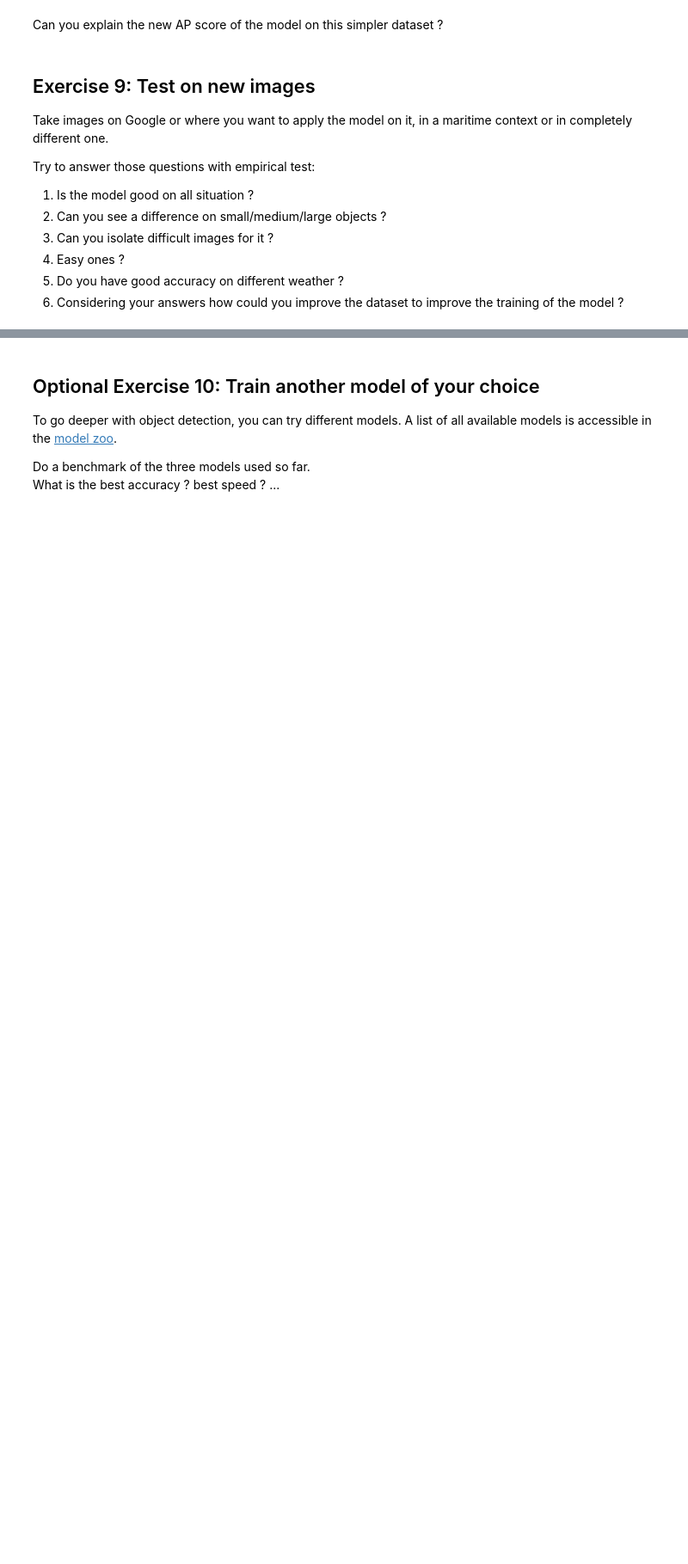
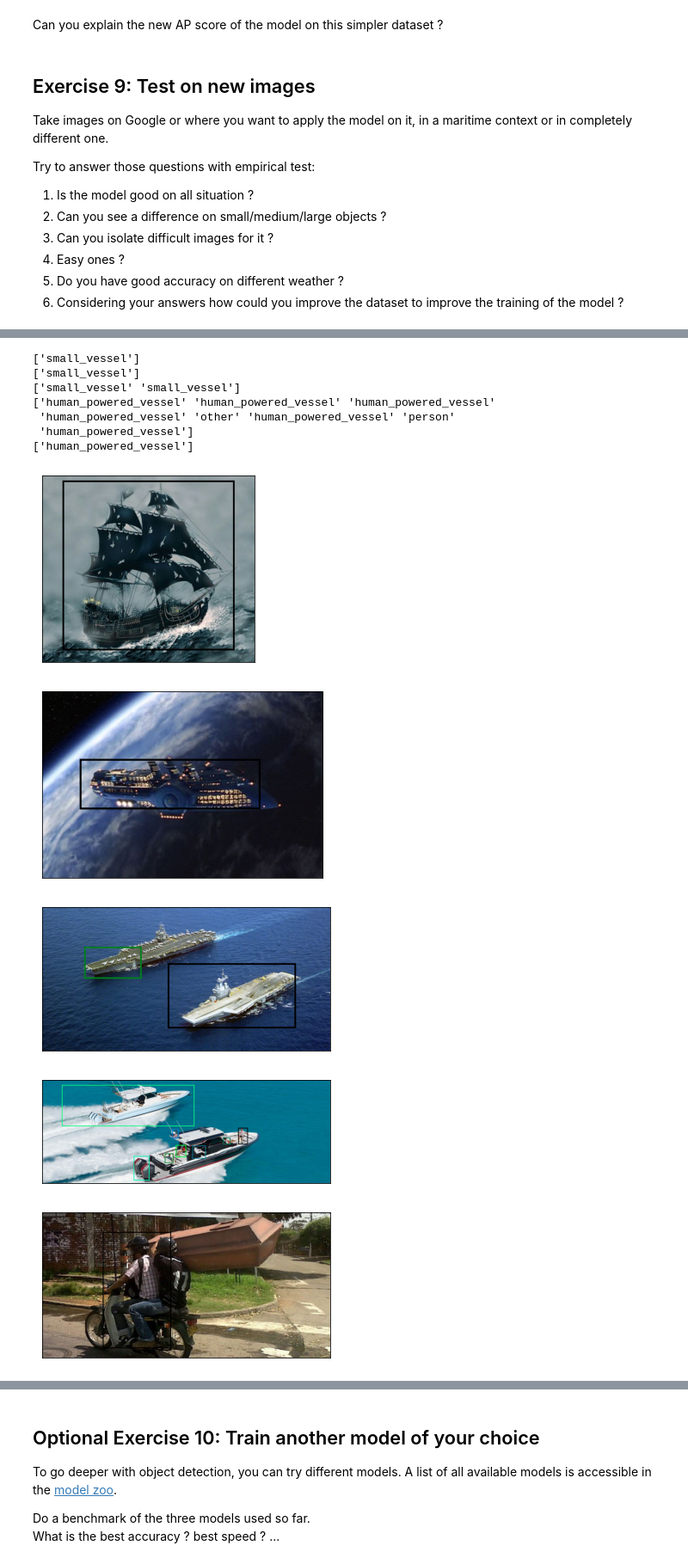
Before and after one commit to YosefGuevara012/DeepLearning_and_computer_vision_for_Marine_Robotics, a Jupyter notebook: TP_Object_Detectionv3.ipynb, the cells around one changed output, grey strips where cells are left out. Shown at 86% size. Cells and saved outputs as stored; diff of their text form; code cells hidden in the pictures; blank space fills up the shorter version.

```diff
--- a/TP_Object_Detectionv3.ipynb
+++ b/TP_Object_Detectionv3.ipynb
@@ -1053,11 +950,11 @@ class VocDataset(torch.utils.data.Dataset):
     ## BEGIN SOLUTION
 
     # replace labels with new dict
-    labels =
+    labels = bbox_df[0].replace(merging_dict)
     # replace label 0 by 6
-    labels =
+    labels = labels.replace(0,6).tolist()
     # convert labels to a torch.Tensor
-    labels =
+    labels = torch.tensor(labels)
 
     ### END SOLUTION
 
@@ -1144,0 +1139,54 @@ Try to answer those questions with empirical test:
+# %%
+new_maritime_dict = {
+    1: "small_vessel",
+    2: "big_vessel",
+    3: "sail_vessel",
+    4: "human_powered_vessel",
+    5: "person",
+    6: "other"
+}
+
+image_list = ['1d9d3fa9a3de791ea4d6a656e7040a4d22f54781_00.jpg',
+              '27bf452d49fb9eedc7748b49600a2a3b.jpg',
+              '62dda36d5bf4820019b5f228?width=700',
+              'CChomepagebanner.jpg',
+              'CDF.jpg']
+#image_list = ['62dda36d5bf4820019b5f228?width=700']
+
+for img in image_list:
+    input = torch.stack([read_image(img)])
+    image_tensor = convert_image_dtype(input, dtype=torch.float).to(device)
+    model = model.eval()
+    outputs = model(image_tensor)
+
+    # Apply Non-Maximum Suppression (NMS) to select only the most confident detections
+    nms_idx = ops.nms(outputs[0]['boxes'], outputs[0]['scores'], iou_threshold=.001)
+
+    # Get class indices
+    class_indices = outputs[0]['labels'].data.cpu().numpy()
+
+    # Get labels based on class indices and NMS indices
+    labels = np.array([new_maritime_dict[i] for i in class_indices])[nms_idx.cpu().numpy()]
+
+    imgs_with_boxes = [
+    draw_bounding_boxes(img_int,
+                        boxes=output['boxes'][nms_idx],
+                        labels = labels,
+                        width=4)
+    for img_int, output in zip(input, outputs)]
+    # prints the label by image order
+    print(labels)
+    show(imgs_with_boxes)
+# %% [output]
+['small_vessel']
+['small_vessel']
+['small_vessel' 'small_vessel']
+['human_powered_vessel' 'human_powered_vessel' 'human_powered_vessel'
+ 'human_powered_vessel' 'other' 'human_powered_vessel' 'person'
+ 'human_powered_vessel']
+['human_powered_vessel']
+[figure, added]
+[figure, added]
+[figure, added]
+[figure, added]
+[figure, added]
```
Also changed, not shown: parts of 41 cells of this notebook, 5 other files.
